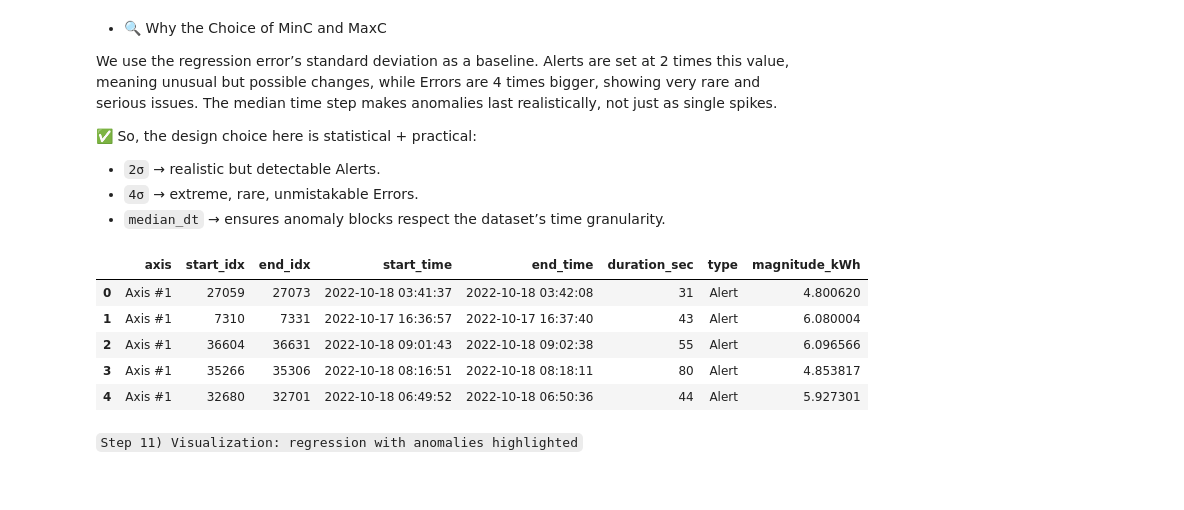
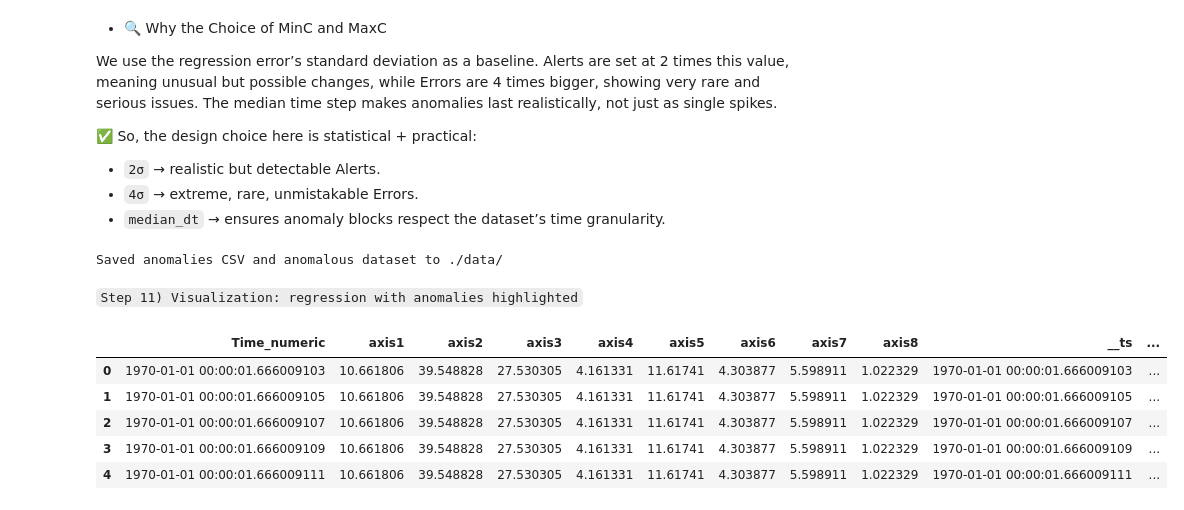
Before and after one commit to Lesley-w19/PracticalLab1, a Jupyter notebook: PracticalLab1.ipynb, the cells around one changed output. Saved outputs shown, nothing was run; the diff lists cells and outputs as text; code cells hidden in the pictures.

```diff
--- a/PracticalLab1.ipynb
+++ b/PracticalLab1.ipynb
@@ -1008,12 +916,3 @@ We use the regression error’s standard deviation as a baseline. Alerts are set
 * `2σ` → realistic but detectable Alerts.
 * `4σ` → extreme, rare, unmistakable Errors.
 * `median_dt` → ensures anomaly blocks respect the dataset’s time granularity.
-# %%
-alerts_df.head()
-# %% [output]
-|  | axis | start_idx | end_idx | start_time | end_time | duration_sec | type | magnitude_kWh |
-| 0 | Axis #1 | 27059 | 27073 | 2022-10-18 03:41:37 | 2022-10-18 03:42:08 | 31 | Alert | 4.800620 |
-| 1 | Axis #1 | 7310 | 7331 | 2022-10-17 16:36:57 | 2022-10-17 16:37:40 | 43 | Alert | 6.080004 |
-| 2 | Axis #1 | 36604 | 36631 | 2022-10-18 09:01:43 | 2022-10-18 09:02:38 | 55 | Alert | 6.096566 |
-| 3 | Axis #1 | 35266 | 35306 | 2022-10-18 08:16:51 | 2022-10-18 08:18:11 | 80 | Alert | 4.853817 |
-| 4 | Axis #1 | 32680 | 32701 | 2022-10-18 06:49:52 | 2022-10-18 06:50:36 | 44 | Alert | 5.927301 |
@@ -1019,0 +943,8 @@ alerts_df.head()
+# %%
+alerts_df = pd.DataFrame(alerts)
+alerts_df.to_csv("./data/alerts_errors_log.csv", index=False)
+
+synth2.to_csv("./data/synthetic_dataset_with_anomalies.csv", index=False)
+print("Saved anomalies CSV and anomalous dataset to ./data/")
+# %% [output]
+Saved anomalies CSV and anomalous dataset to ./data/
@@ -1020,2 +953,15 @@ alerts_df.head()
 # %% [markdown]
 `Step 11) Visualization: regression with anomalies highlighted`
+# %%
+# Load data
+s2 = pd.read_csv("./data/synthetic_dataset_with_anomalies.csv", parse_dates=['__ts'])
+alerts = pd.read_csv("./data/alerts_errors_log.csv", parse_dates=['start_time', 'end_time'])
+
+s2.head()
+# %% [output]
+|  | Time_numeric | axis1 | axis2 | axis3 | axis4 | axis5 | axis6 | axis7 | axis8 | __ts | ... |
+| 0 | 1970-01-01 00:00:01.666009103 | 10.661806 | 39.548828 | 27.530305 | 4.161331 | 11.61741 | 4.303877 | 5.598911 | 1.022329 | 1970-01-01 00:00:01.666009103 | ... |
+| 1 | 1970-01-01 00:00:01.666009105 | 10.661806 | 39.548828 | 27.530305 | 4.161331 | 11.61741 | 4.303877 | 5.598911 | 1.022329 | 1970-01-01 00:00:01.666009105 | ... |
+| 2 | 1970-01-01 00:00:01.666009107 | 10.661806 | 39.548828 | 27.530305 | 4.161331 | 11.61741 | 4.303877 | 5.598911 | 1.022329 | 1970-01-01 00:00:01.666009107 | ... |
+| 3 | 1970-01-01 00:00:01.666009109 | 10.661806 | 39.548828 | 27.530305 | 4.161331 | 11.61741 | 4.303877 | 5.598911 | 1.022329 | 1970-01-01 00:00:01.666009109 | ... |
+| 4 | 1970-01-01 00:00:01.666009111 | 10.661806 | 39.548828 | 27.530305 | 4.161331 | 11.61741 | 4.303877 | 5.598911 | 1.022329 | 1970-01-01 00:00:01.666009111 | ... |
```
Also changed, not shown: parts of 43 cells of this notebook, 11 other files.
